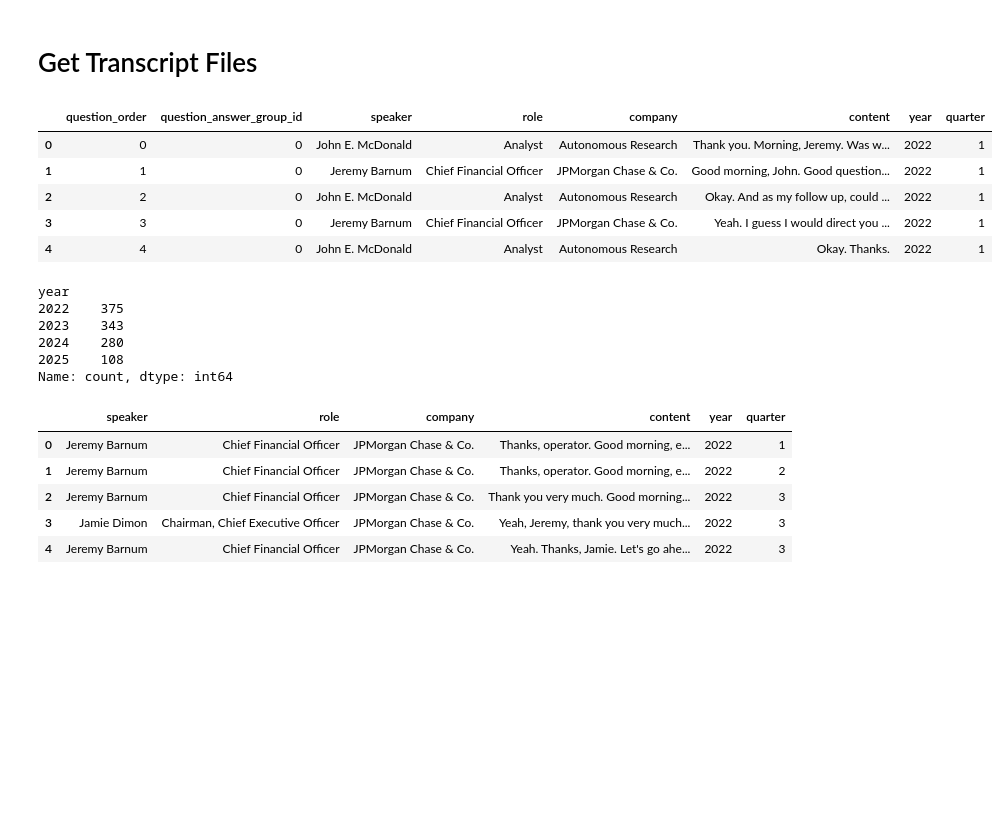
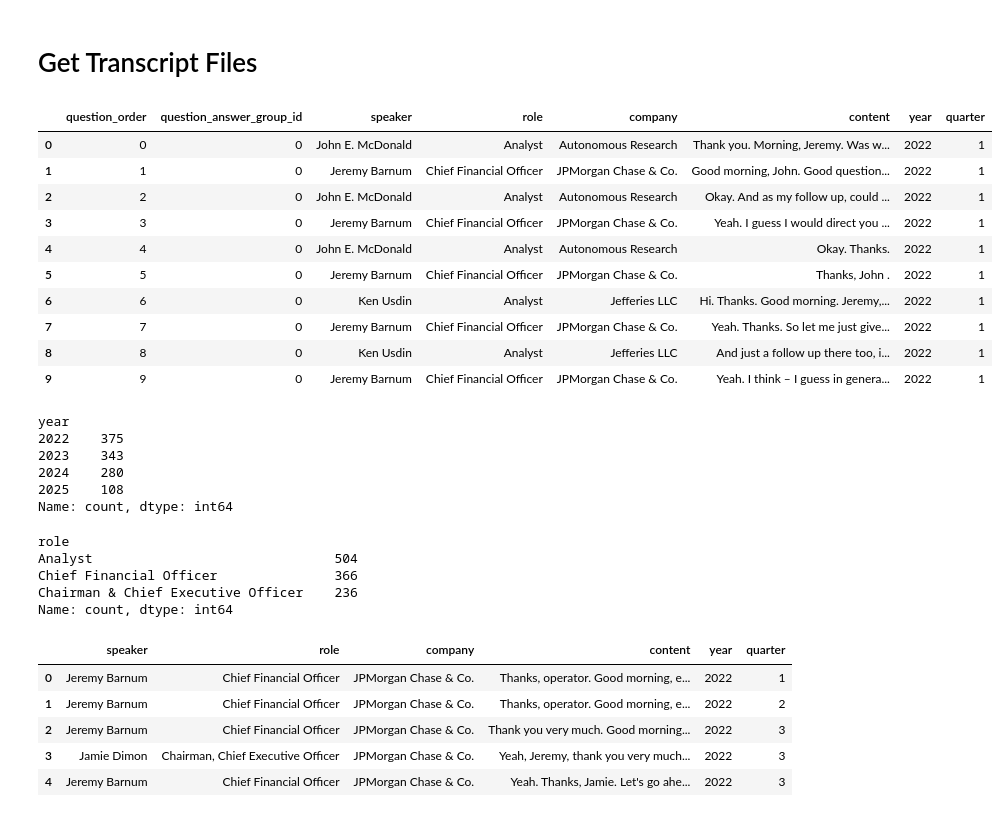
Before and after one commit to EErlando/Quarterly-Bytes, a Jupyter notebook: notebooks/1_data_extraction_and_processing/jp_morgan_transcript_extractor.ipynb, the cells around one changed output. Saved outputs shown, nothing was run; the diff lists cells and outputs as text; code cells hidden in the pictures; blank space fills up the shorter version.

```diff
--- a/notebooks/1_data_extraction_and_processing/jp_morgan_transcript_extractor.ipynb
+++ b/notebooks/1_data_extraction_and_processing/jp_morgan_transcript_extractor.ipynb
@@ -49,14 +68,19 @@ from src.utils.pdf_utils import extract_transcripts_pdf_df_from_dir, BankType
 # %%
 qna_df, discussion_df = extract_transcripts_pdf_df_from_dir(ALL_TRANSCRIPTS_PATH, BankType.JPMORGAN)
 # %%
-qna_df.head()
+qna_df.head(10)
 # %% [output]
 |  | question_order | question_answer_group_id | speaker | role | company | content | year | quarter |
 | 0 | 0 | 0 | John E. McDonald | Analyst | Autonomous Research | Thank you. Morning, Jeremy. Was w... | 2022 | 1 |
 | 1 | 1 | 0 | Jeremy Barnum | Chief Financial Officer | JPMorgan Chase & Co. | Good morning, John. Good question... | 2022 | 1 |
 | 2 | 2 | 0 | John E. McDonald | Analyst | Autonomous Research | Okay. And as my follow up, could ... | 2022 | 1 |
 | 3 | 3 | 0 | Jeremy Barnum | Chief Financial Officer | JPMorgan Chase & Co. | Yeah. I guess I would direct you ... | 2022 | 1 |
 | 4 | 4 | 0 | John E. McDonald | Analyst | Autonomous Research | Okay. Thanks. | 2022 | 1 |
+| 5 | 5 | 0 | Jeremy Barnum | Chief Financial Officer | JPMorgan Chase & Co. | Thanks, John . | 2022 | 1 |
+| 6 | 6 | 0 | Ken Usdin | Analyst | Jefferies LLC | Hi. Thanks. Good morning. Jeremy,... | 2022 | 1 |
+| 7 | 7 | 0 | Jeremy Barnum | Chief Financial Officer | JPMorgan Chase & Co. | Yeah. Thanks. So let me just give... | 2022 | 1 |
+| 8 | 8 | 0 | Ken Usdin | Analyst | Jefferies LLC | And just a follow up there too, i... | 2022 | 1 |
+| 9 | 9 | 0 | Jeremy Barnum | Chief Financial Officer | JPMorgan Chase & Co. | Yeah. I think – I guess in genera... | 2022 | 1 |
 # %%
 qna_df.year.value_counts()
 # %% [output]
@@ -66,6 +90,14 @@ year
 2024    280
 2025    108
 Name: count, dtype: int64
+# %%
+qna_df.role.value_counts()
+# %% [output]
+role
+Analyst                               504
+Chief Financial Officer               366
+Chairman & Chief Executive Officer    236
+Name: count, dtype: int64
 # %%
 discussion_df.head()
 # %% [output]
```
Also changed, not shown: parts of 2 cells of this notebook, 3 other files.
